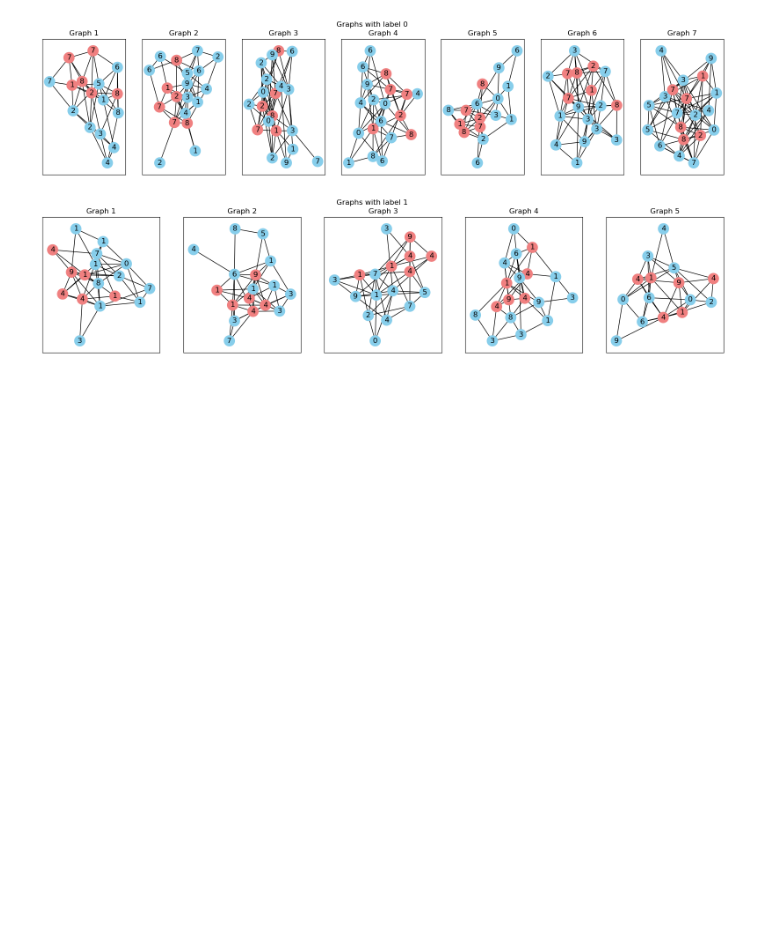
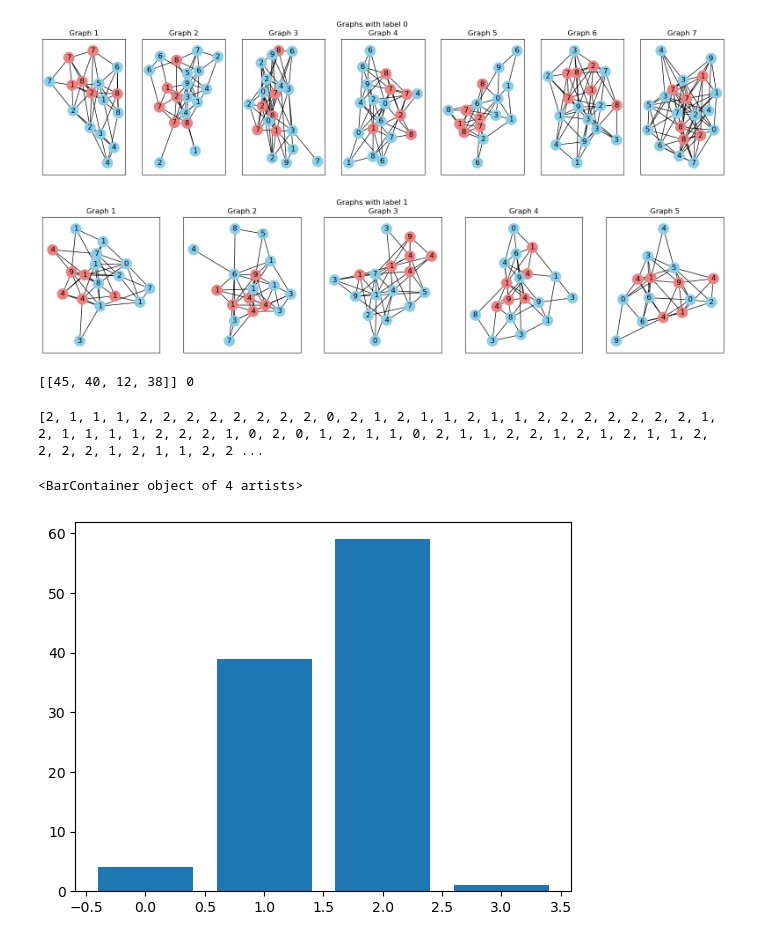
Before and after one commit to rohitkt10/fall_co-op_2023, a Jupyter notebook: experiments/SynGraphDatasetGen.ipynb, the cells around one changed output. Cells and saved outputs as stored; diff of their text form; code cells hidden in the pictures; blank space fills up the shorter version.

```diff
--- a/experiments/SynGraphDatasetGen.ipynb
+++ b/experiments/SynGraphDatasetGen.ipynb
@@ -64,3 +64,53 @@ graph = GraphWithMotifsDataset(
 )
 graph.generate_dataset()
 graph.save_dataset(dataset_name='graphGenDataset8000')
+# %%
+
+# generate a larger dataset
+graph = GraphWithMotifsDataset(
+    num_graphs=5,
+    min_nodes=100,
+    max_nodes=150,
+    base_graph_model='ER',
+    motif_graph_model='BA',
+    p=0.1,
+    m=2,
+    min_motif_size=3,
+    max_motif_size=4,
+    min_num_motifs=1,
+    max_num_motifs=1,
+)
+graph.generate_dataset()
+# graph.save_dataset(dataset_name='graphGenDataset8000')
+# %%
+dataset = graph.get_dataset()
+# %%
+graph, motifs, node_features, label = dataset[0]
+print(motifs, label)
+# %% [output]
+[[45, 40, 12, 38]] 0
+# %%
+def shortest_path(node, motif_nodes, graph):
+    paths = []
+    for m in motif_nodes:
+        path = nx.shortest_path(graph, source=node, target=m)
+        paths.append(len(path)-1)
+        # print(path)
+        # print(paths[-1])
+    return min(paths)
+
+
+shortest_paths = {}
+G = nx.Graph(graph)
+for node in G.nodes:
+    # shortest path from node to motif
+    shortest_paths[node] = shortest_path(node, motifs[0], G)
+
+print(list(shortest_paths.values()))
+# %% [output]
+[2, 1, 1, 1, 2, 2, 2, 2, 2, 2, 2, 2, 0, 2, 1, 2, 1, 1, 2, 1, 1, 2, 2, 2, 2, 2, 2, 2, 1, 2, 1, 1, 1, 1, 2, 2, 2, 1, 0, 2, 0, 1, 2, 1, 1, 0, 2, 1, 1, 2, 2, 1, 2, 1, 2, 1, 1, 2, 2, 2, 2, 1, 2, 1, 1, 2, 2 ...
+# %%
+plt.bar(*np.unique(list(shortest_paths.values()), return_counts=True))
+# %% [output]
+<BarContainer object of 4 artists>
+[figure, added]
```
Also changed, not shown: parts of 1 cell of this notebook, 2 other files.
